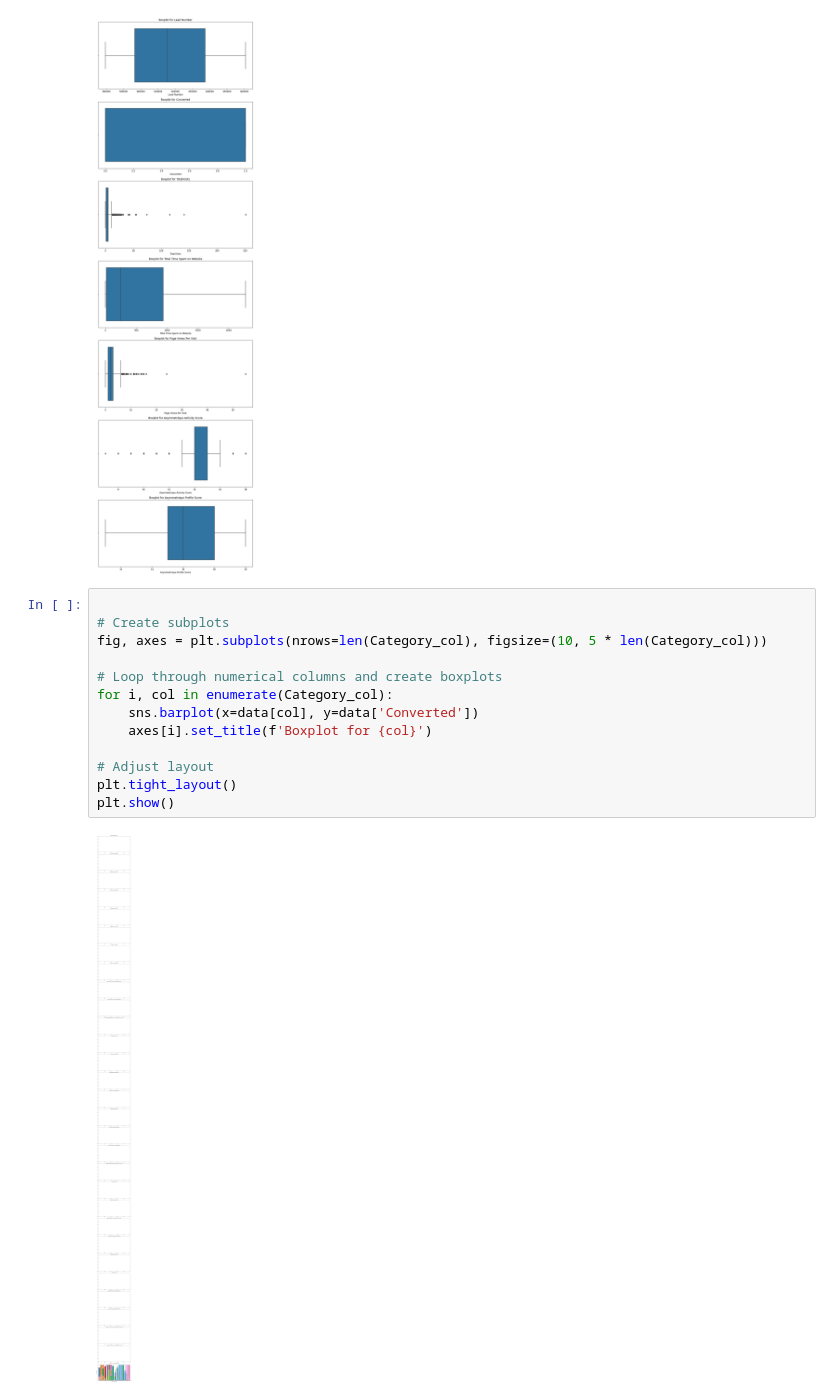
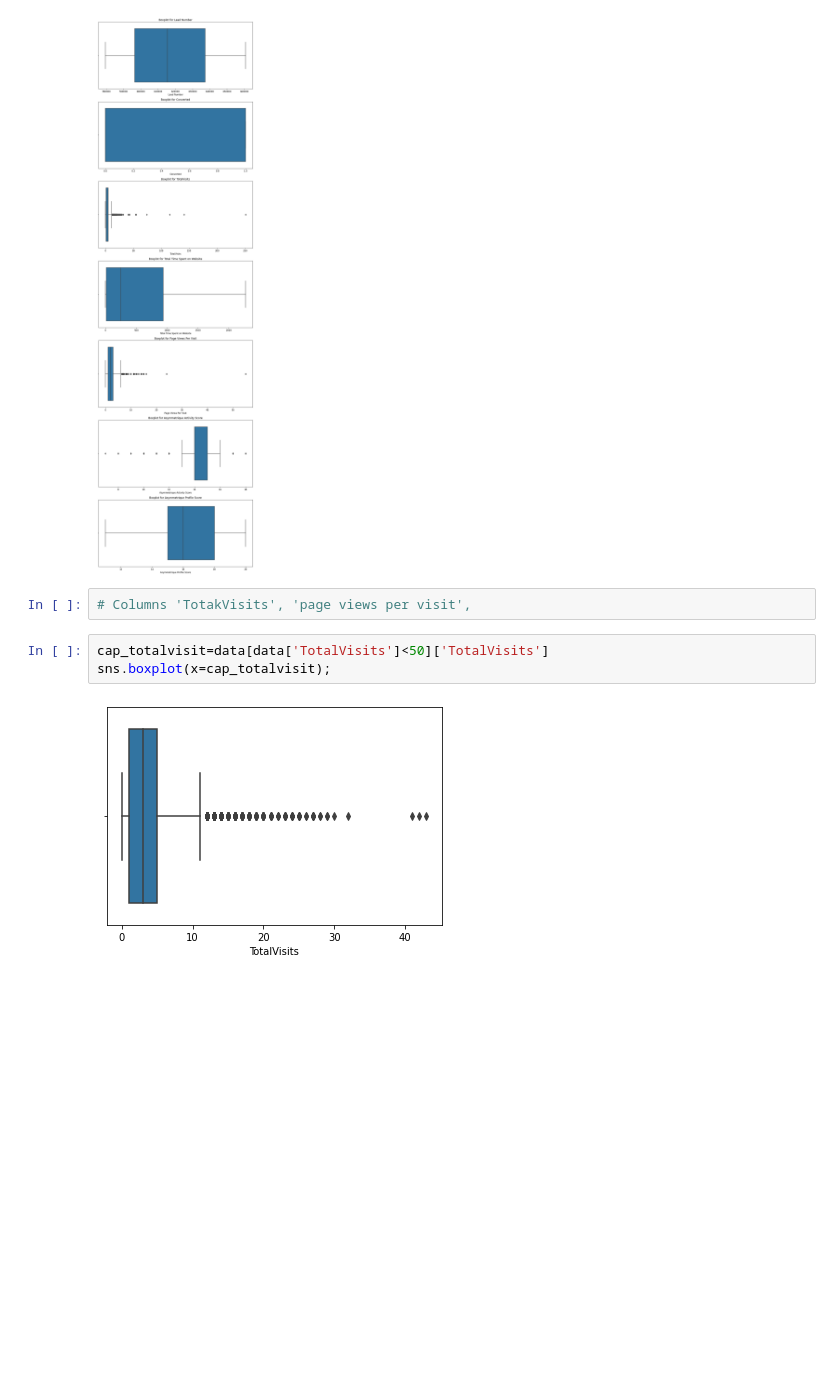
Before and after one commit to dhimanarya/Lead_Scoring_Case_Study, a Jupyter notebook: code file.ipynb, the cells around one changed output. Saved outputs shown, nothing was run; the diff lists cells and outputs as text; blank space fills up the shorter version.

```diff
--- a/code file.ipynb
+++ b/code file.ipynb
@@ -254,18 +274,10 @@ plt.tight_layout()
 plt.show()
 # %% [output]
 [figure]
-# %%
-
-# Create subplots
-fig, axes = plt.subplots(nrows=len(Category_col), figsize=(10, 5 * len(Category_col)))
-
-# Loop through numerical columns and create boxplots
-for i, col in enumerate(Category_col):
-    sns.barplot(x=data[col], y=data['Converted'])
-    axes[i].set_title(f'Boxplot for {col}')
-
-# Adjust layout
-plt.tight_layout()
-plt.show()
-# %% [output]
-[figure, removed]
+# %%
+# Columns 'TotakVisits', 'page views per visit',
+# %%
+cap_totalvisit=data[data['TotalVisits']<50]['TotalVisits']
+sns.boxplot(x=cap_totalvisit);
+# %% [output]
+[figure, added]
```
Also changed, not shown: parts of 18 cells of this notebook.
